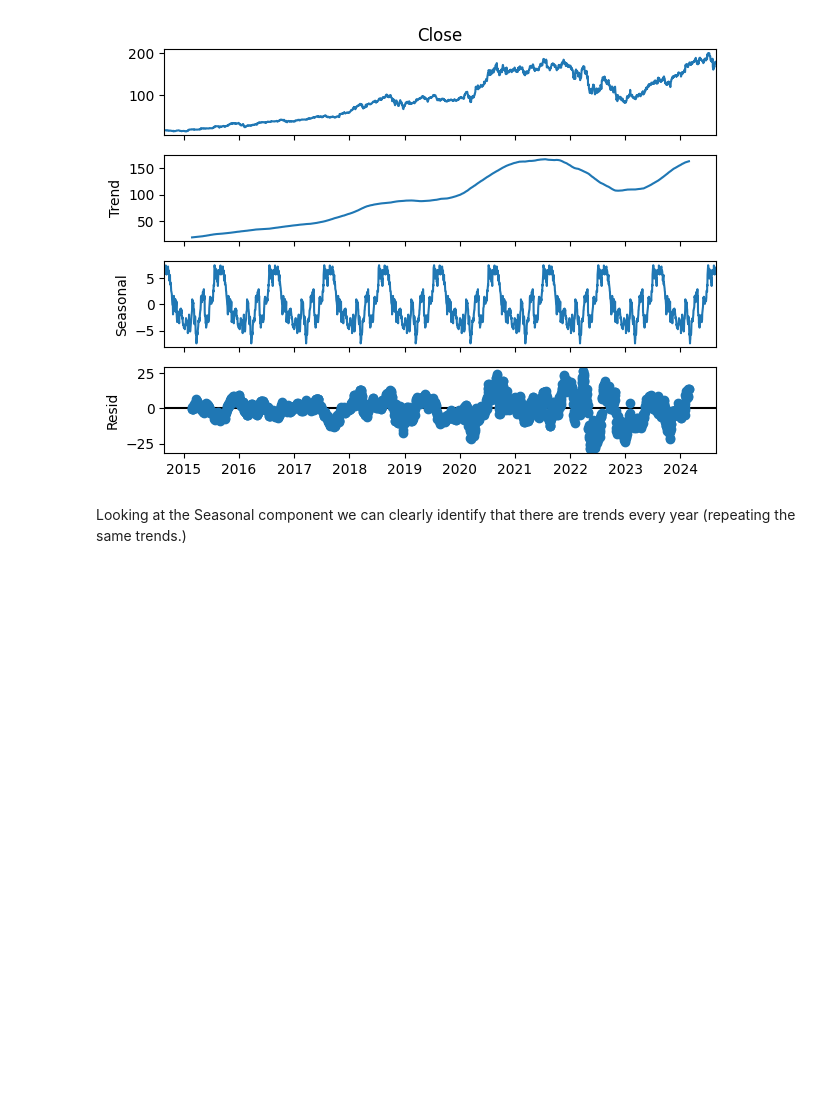
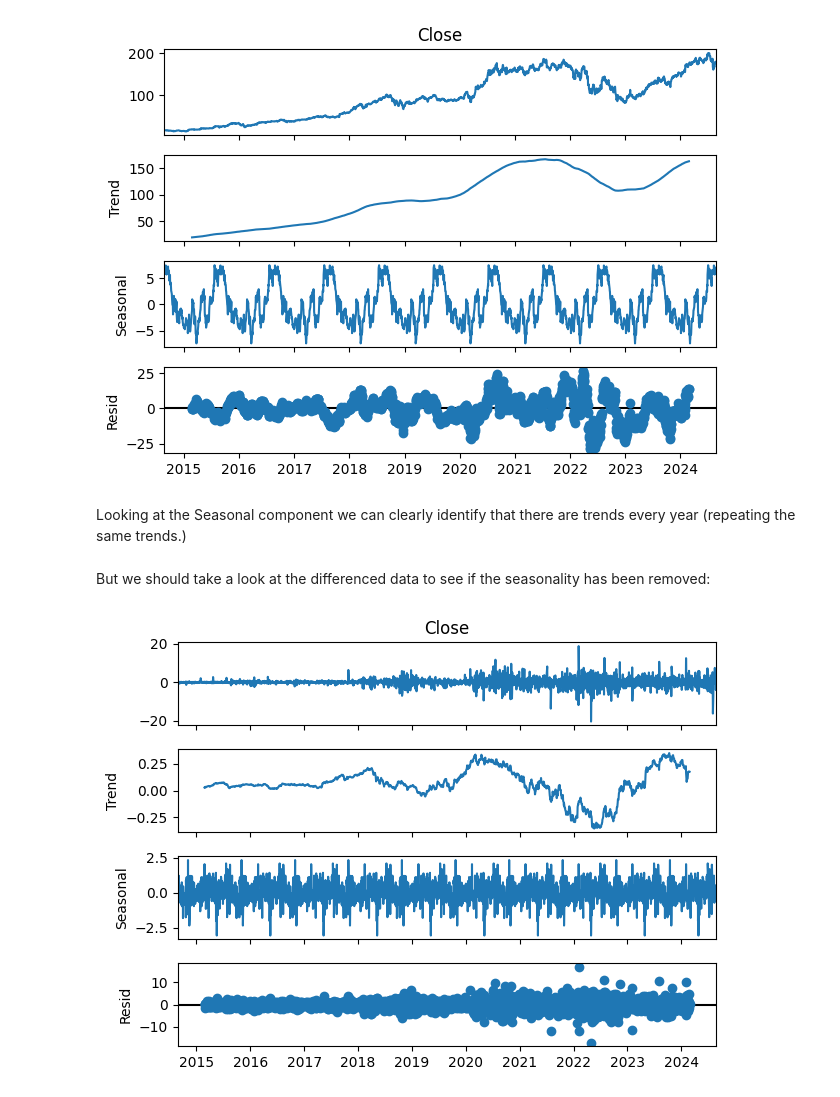
Before and after one commit to Supr9/ARIMA-model, a Jupyter notebook: arima_model.ipynb, the cells around one changed output. Saved outputs shown, nothing was run; the diff lists cells and outputs as text; code cells hidden in the pictures; blank space fills up the shorter version.

```diff
--- a/arima_model.ipynb
+++ b/arima_model.ipynb
@@ -812,3 +812,11 @@ plt.show()
 [figure]
 # %% [markdown]
 Looking at the Seasonal component we can clearly identify that there are trends every year (repeating the same trends.)
+# %% [markdown]
+But we should take a look at the differenced data to see if the seasonality has been removed:
+# %%
+result = seasonal_decompose(diff1, model='additive', period=250)
+result.plot()
+plt.show()
+# %% [output]
+[figure, added]
```
Also changed, not shown: parts of 1 cell of this notebook.
